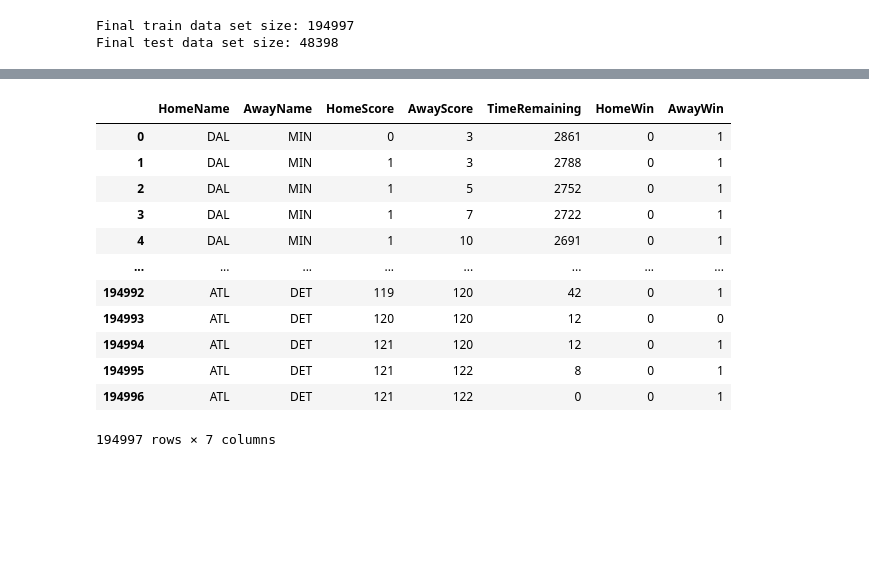
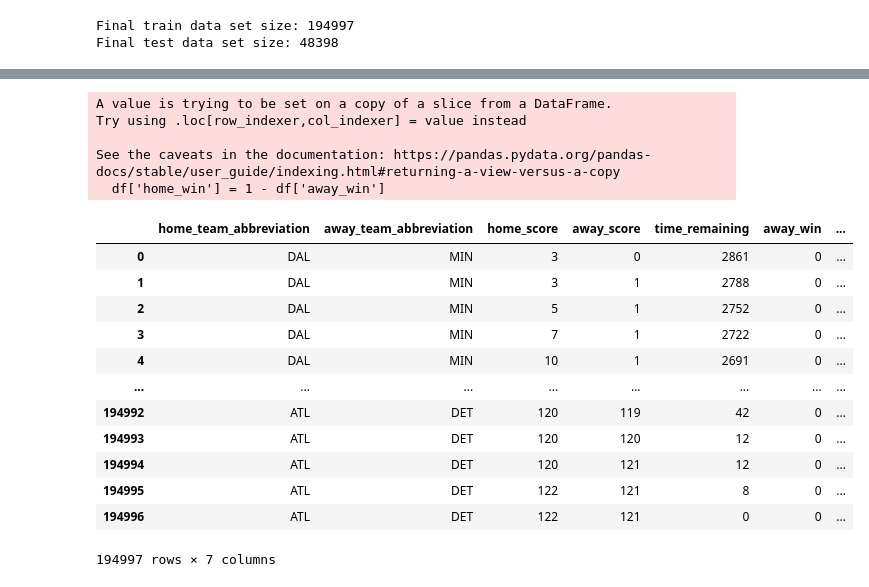
Before and after one commit to tbukic/NBA-Ingame-Win-Probability, a Jupyter notebook: notebooks/03-ml-baseline.ipynb, the cells around one changed output, grey strips where cells are left out. Saved outputs shown, nothing was run; the diff lists cells and outputs as text; code cells hidden in the pictures; blank space fills up the shorter version.

```diff
--- a/notebooks/03-ml-baseline.ipynb
+++ b/notebooks/03-ml-baseline.ipynb
@@ -93,31 +82,38 @@ X_train
-# %%
-X_train = X_train[feature_cols].rename(columns=dict(zip(feature_cols, feature_rename)))
-X_test = X_test[feature_cols].rename(columns=dict(zip(feature_cols, feature_rename)))
+# %%
+feature_cols = ['home_team_abbreviation', 'away_team_abbreviation', 'home_score', 'away_score', 'time_remaining', 'away_win']
+
+X_train = X_train[feature_cols]
+X_test = X_test[feature_cols]
 # %%
 def add_home_away_scores(df: pd.DataFrame) -> pd.DataFrame:
-    # Create the 'HomeWin' and 'AwayWin' columns based on scores
-    df['AwayWin'] = 1 - df['HomeWin']
+    # Create the 'away_win' and 'away_win' columns based on scores
+    df['home_win'] = 1 - df['away_win']
 
     # In case of a draw (both scores are equal), set both to 0
-    df.loc[df['HomeScore'] == df['AwayScore'], ['HomeWin', 'AwayWin']] = 0
+    df.loc[df['home_score'] == df['away_score'], ['home_win', 'away_win']] = 0
     return df
 
 X_train = add_home_away_scores(X_train)
 X_test = add_home_away_scores(X_test)
 
-# Display the DataFrame with the 'HomeWin' and 'AwayWin' columns
+# Display the DataFrame with the 'away_win' and 'away_win' columns
 X_train
 # %% [output]
+A value is trying to be set on a copy of a slice from a DataFrame.
+Try using .loc[row_indexer,col_indexer] = value instead
+
+See the caveats in the documentation: https://pandas.pydata.org/pandas-docs/stable/user_guide/indexing.html#returning-a-view-versus-a-copy
+  df['home_win'] = 1 - df['away_win']
-|  | HomeName | AwayName | HomeScore | AwayScore | TimeRemaining | HomeWin | AwayWin |
-| 0 | DAL | MIN | 0 | 3 | 2861 | 0 | 1 |
-| 1 | DAL | MIN | 1 | 3 | 2788 | 0 | 1 |
-| 2 | DAL | MIN | 1 | 5 | 2752 | 0 | 1 |
-| 3 | DAL | MIN | 1 | 7 | 2722 | 0 | 1 |
-| 4 | DAL | MIN | 1 | 10 | 2691 | 0 | 1 |
+|  | home_team_abbreviation | away_team_abbreviation | home_score | away_score | time_remaining | away_win | ... |
+| 0 | DAL | MIN | 3 | 0 | 2861 | 0 | ... |
+| 1 | DAL | MIN | 3 | 1 | 2788 | 0 | ... |
+| 2 | DAL | MIN | 5 | 1 | 2752 | 0 | ... |
+| 3 | DAL | MIN | 7 | 1 | 2722 | 0 | ... |
+| 4 | DAL | MIN | 10 | 1 | 2691 | 0 | ... |
 | ... | ... | ... | ... | ... | ... | ... | ... |
-| 194992 | ATL | DET | 119 | 120 | 42 | 0 | 1 |
-| 194993 | ATL | DET | 120 | 120 | 12 | 0 | 0 |
-| 194994 | ATL | DET | 121 | 120 | 12 | 0 | 1 |
-| 194995 | ATL | DET | 121 | 122 | 8 | 0 | 1 |
-| 194996 | ATL | DET | 121 | 122 | 0 | 0 | 1 |
+| 194992 | ATL | DET | 120 | 119 | 42 | 0 | ... |
+| 194993 | ATL | DET | 120 | 120 | 12 | 0 | ... |
+| 194994 | ATL | DET | 120 | 121 | 12 | 0 | ... |
+| 194995 | ATL | DET | 122 | 121 | 8 | 0 | ... |
+| 194996 | ATL | DET | 122 | 121 | 0 | 0 | ... |
-194997 rows × 7 columns
+194997 rows × 7 columns
```
Also changed, not shown: parts of 7 cells of this notebook, 9 other files.
